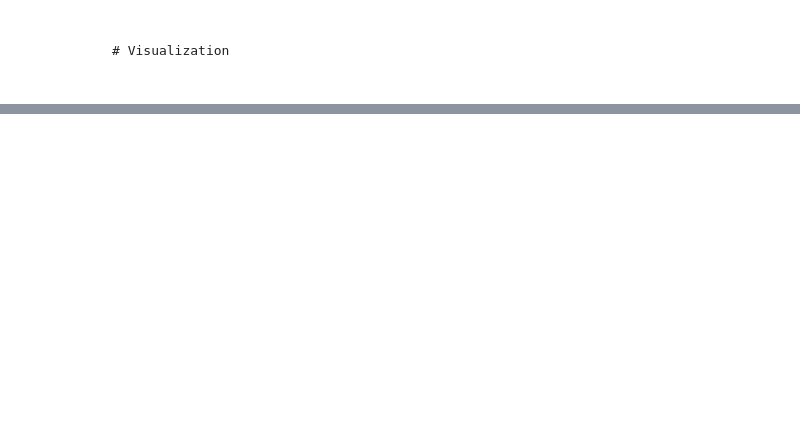
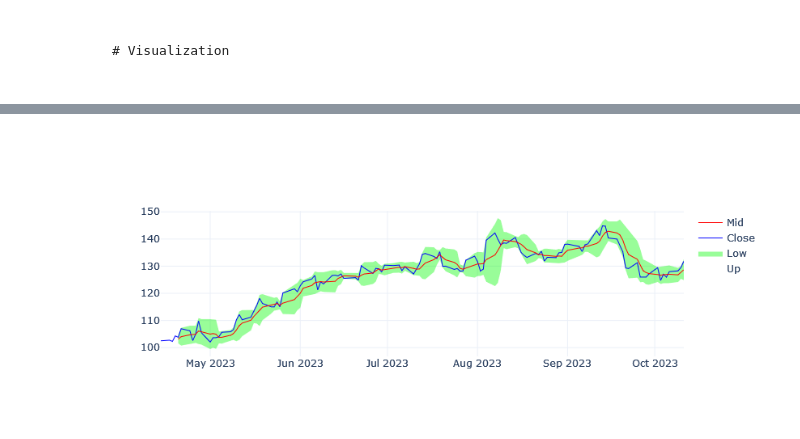
Before and after one commit to jocoder22/FinIndicators, a Jupyter notebook: BollingerBands.ipynb, the cells around one changed output, grey strips where cells are left out. Cells and saved outputs as stored; diff of their text form; code cells hidden in the pictures; blank space fills up the shorter version.

```diff
--- a/BollingerBands.ipynb
+++ b/BollingerBands.ipynb
@@ -154,0 +197,23 @@ n += 1
+# %%
+fig = go.Figure()
+
+# for df in dfs:
+fig.add_traces(go.Scatter(x=df.index, y = df.bb_up, name="Up",
+                          line = dict(color='rgba(0,0,0,0)')))
+
+fig.add_traces(go.Scatter(x=df.index, y = df.bb_low, name="Low",
+                          line = dict(color='rgba(250,250,250,0)'),
+                          fill='tonexty',
+                          fillcolor = 'rgba(0,250,0,0.4)'))
+
+# include averages
+colr = ["blue", "red"]
+names = ["Close", "Mid"]
+for indx, x in enumerate(["Close", "bb_mid"]):
+    fig.add_traces(go.Scatter(x=df.index, y = df[x], name = names[indx],
+                              line = dict(color = colr[indx], width=1)))
+
+# fig.update_layout(showlegend=False)
+fig.show()
+# %% [output]
+[figure, added]
```
Also changed, not shown: parts of 8 cells of this notebook, 1 other file.
